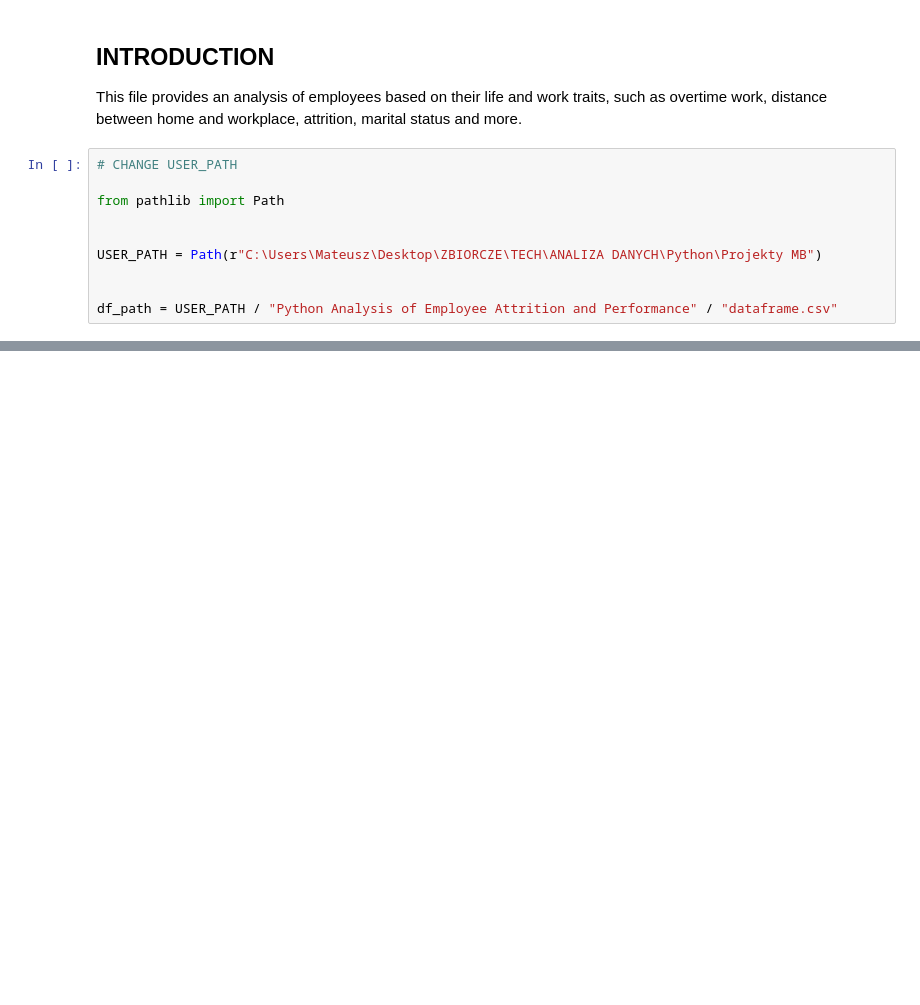
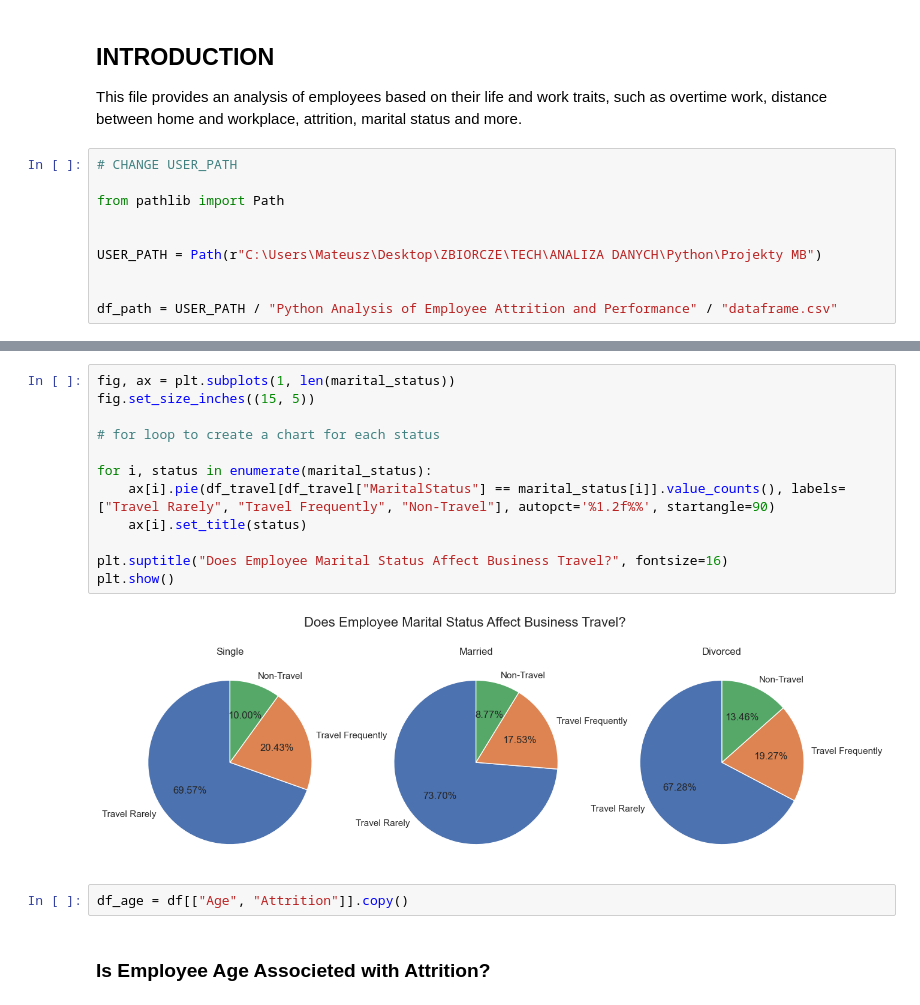
Before and after one commit to matbochenek42/Python-Analysis-of-Employee-Attrition-and-Performance, a Jupyter notebook: 3_Employee_Profile_Breakdown.ipynb, the cells around one changed output, grey strips where cells are left out. Cells and saved outputs as stored; diff of their text form; blank space fills up the shorter version.

```diff
--- a/3_Employee_Profile_Breakdown.ipynb
+++ b/3_Employee_Profile_Breakdown.ipynb
@@ -58,0 +59,18 @@ plt.show()
+# %%
+fig, ax = plt.subplots(1, len(marital_status))
+fig.set_size_inches((15, 5))
+
+# for loop to create a chart for each status
+
+for i, status in enumerate(marital_status):
+    ax[i].pie(df_travel[df_travel["MaritalStatus"] == marital_status[i]].value_counts(), labels=["Travel Rarely", "Travel Frequently", "Non-Travel"], autopct='%1.2f%%', startangle=90)
+    ax[i].set_title(status)
+
+plt.suptitle("Does Employee Marital Status Affect Business Travel?", fontsize=16)
+plt.show()
+# %% [output]
+[figure, added]
+# %%
+df_age = df[["Age", "Attrition"]].copy()
+# %% [markdown]
+### Is Employee Age Associeted with Attrition?
```
Also changed, not shown: parts of 20 cells of this notebook, 5 other files.
